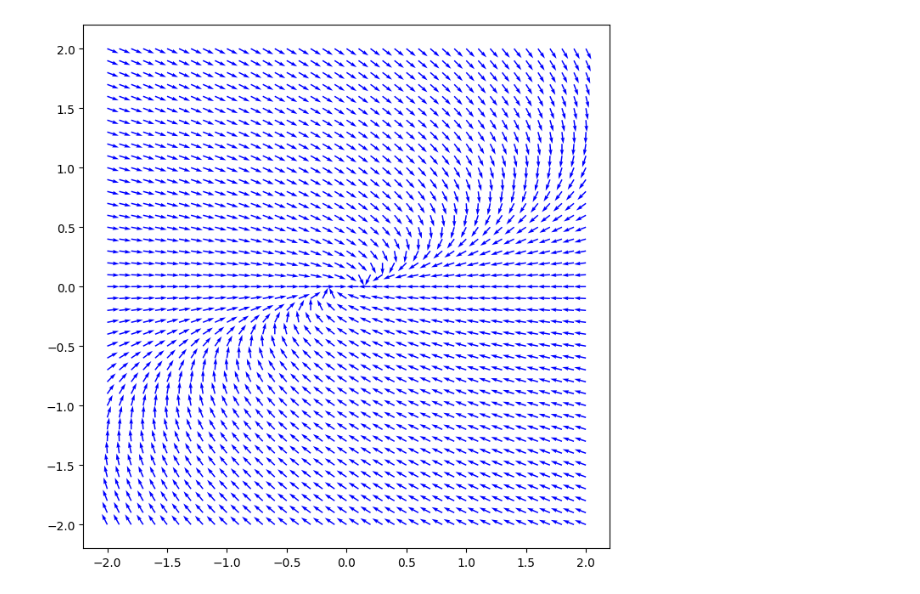
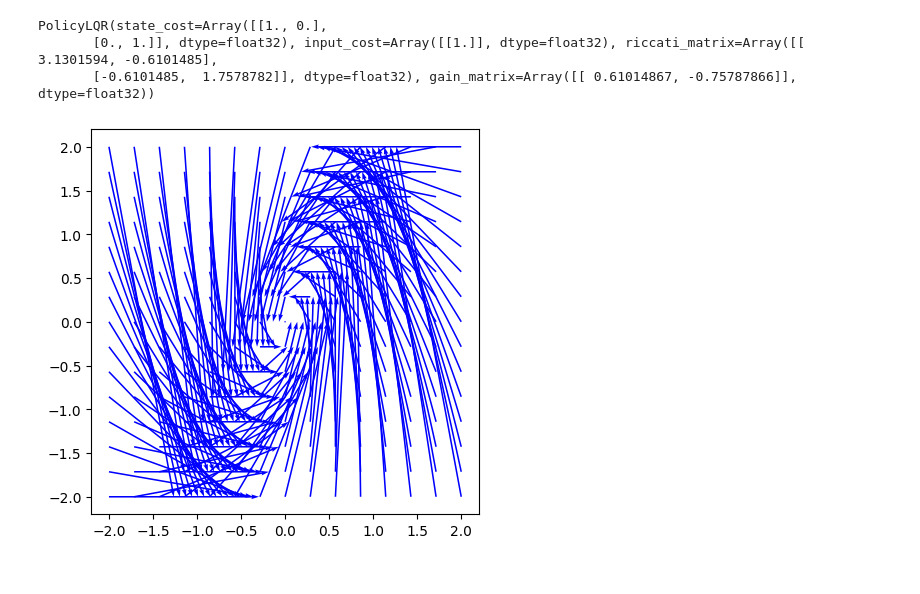
Before and after one commit to NicholasBehr/hcnn, a Jupyter notebook: notebooks/evolution-vectorfield.ipynb, the cells around one changed output. Cells and saved outputs as stored; diff of their text form; code cells hidden in the pictures.

Commit message:
policy value plot

```diff
--- a/notebooks/evolution-vectorfield.ipynb
+++ b/notebooks/evolution-vectorfield.ipynb
@@ -6,16 +6,22 @@ from hcnn.environment import Environment
 from hcnn.policy.policy_lqr import PolicyLQR
 from hcnn.system.system_linear import SystemLinear
 
-state_matrix = jnp.array([[0, 3], [0, 0]])
+state_matrix = jnp.array([[1, -1], [1, 0]])
 input_matrix = jnp.array([[1.0], [0.0]])
 state_cost = jnp.eye(2)
 input_cost = jnp.eye(1)
 system = SystemLinear(state_matrix, input_matrix)
 policy = PolicyLQR.factory(system, state_cost, input_cost)
 environment = Environment(system, policy)
+# %%
+policy
+# %% [output]
+PolicyLQR(state_cost=Array([[1., 0.],
+       [0., 1.]], dtype=float32), input_cost=Array([[1.]], dtype=float32), riccati_matrix=Array([[ 3.1301594, -0.6101485],
+       [-0.6101485,  1.7578782]], dtype=float32), gain_matrix=Array([[ 0.61014867, -0.75787866]], dtype=float32))
 # %%
 view_range = 2.0
-samples_per_axis = 41
+samples_per_axis = 15
 axis_samples = jnp.linspace(-view_range, view_range, samples_per_axis)
 X, Y = jnp.meshgrid(axis_samples, axis_samples, indexing="xy")
 states = jnp.stack((X.flatten(), Y.flatten()), axis=-1)
@@ -25,17 +31,17 @@ unit_difference = difference / jnp.linalg.norm(difference, axis=-1, keepdims=Tru
 # %%
 import matplotlib.pyplot as plt
 
-plt.figure(figsize=(8, 8))
+plt.figure(figsize=(5, 5))
 plt.quiver(
     states[:, 0],
     states[:, 1],
-    unit_difference[:, 0],
-    unit_difference[:, 1],
+    difference[:, 0],
+    difference[:, 1],
     angles="xy",
     scale_units="xy",
-    scale=10,
+    scale=1,
     color="blue",
 )
 plt.show()
 # %% [output]
-[figure, old version]
+[figure, new version]
```
Also changed, not shown: parts of 2 cells of this notebook, 5 other files.
